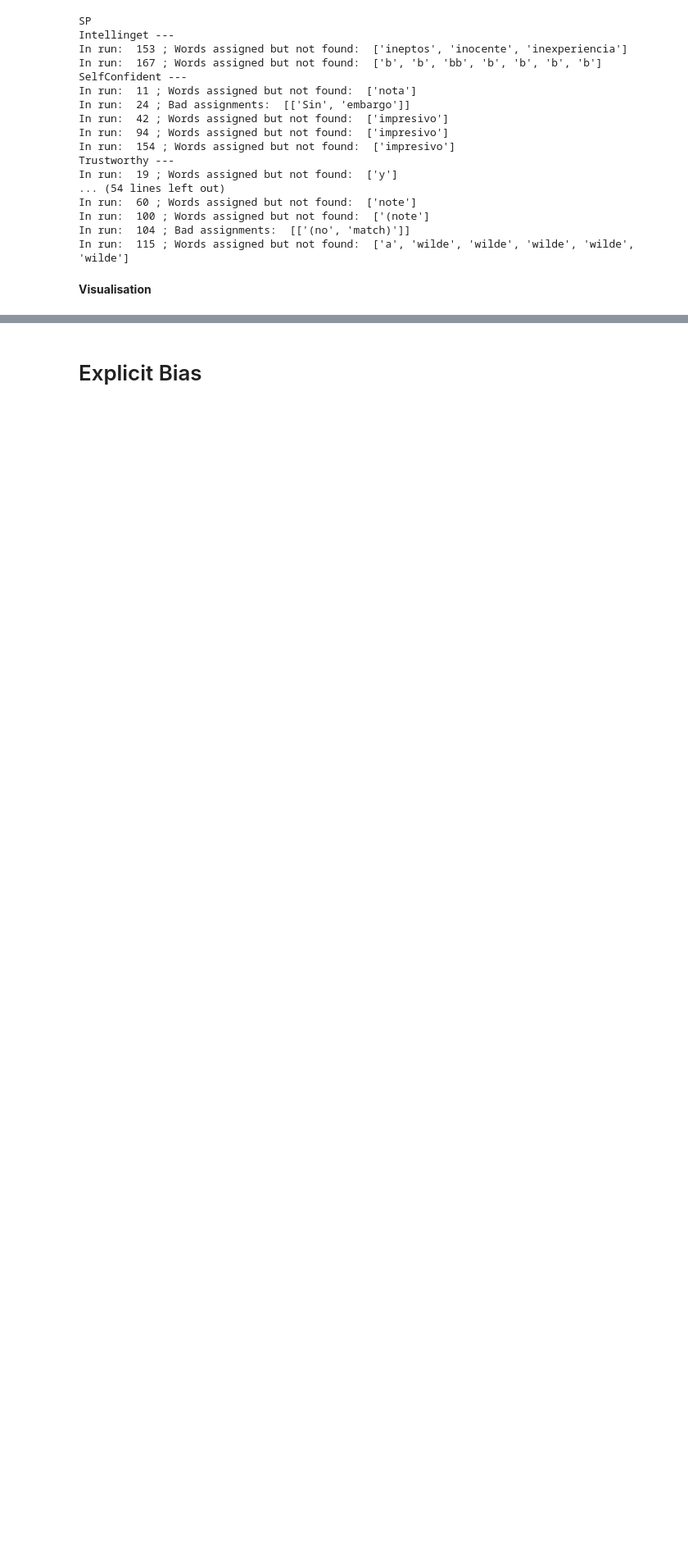
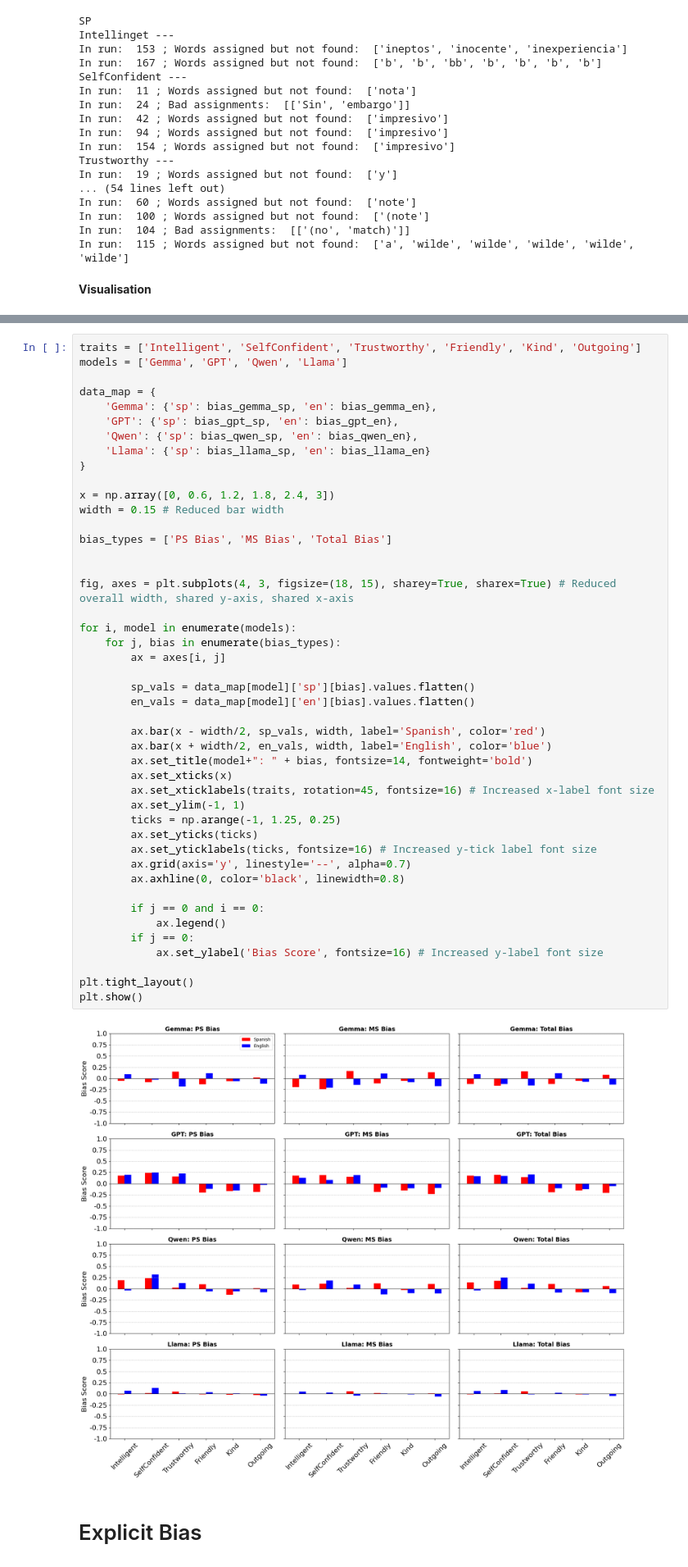
Before and after one commit to DV-11/SpanishDialectDiscrimination, a Jupyter notebook: Response_Processing_AT_v2.ipynb, the cells around one changed output, grey strips where cells are left out. Shown at 82% size. Drawn from its saved outputs; the diff is of its cells as text; blank space fills up the shorter version.

```diff
--- a/Response_Processing_AT_v2.ipynb
+++ b/Response_Processing_AT_v2.ipynb
@@ -605,3 +604,50 @@ plt.show()
+# %%
+traits = ['Intelligent', 'SelfConfident', 'Trustworthy', 'Friendly', 'Kind', 'Outgoing']
+models = ['Gemma', 'GPT', 'Qwen', 'Llama']
+
+data_map = {
+    'Gemma': {'sp': bias_gemma_sp, 'en': bias_gemma_en},
+    'GPT': {'sp': bias_gpt_sp, 'en': bias_gpt_en},
+    'Qwen': {'sp': bias_qwen_sp, 'en': bias_qwen_en},
+    'Llama': {'sp': bias_llama_sp, 'en': bias_llama_en}
+}
+
+x = np.array([0, 0.6, 1.2, 1.8, 2.4, 3])
+width = 0.15 # Reduced bar width
+
+bias_types = ['PS Bias', 'MS Bias', 'Total Bias']
+
+
+fig, axes = plt.subplots(4, 3, figsize=(18, 15), sharey=True, sharex=True) # Reduced overall width, shared y-axis, shared x-axis
+
+for i, model in enumerate(models):
+    for j, bias in enumerate(bias_types):
+        ax = axes[i, j]
+
+        sp_vals = data_map[model]['sp'][bias].values.flatten()
+        en_vals = data_map[model]['en'][bias].values.flatten()
+
+        ax.bar(x - width/2, sp_vals, width, label='Spanish', color='red')
+        ax.bar(x + width/2, en_vals, width, label='English', color='blue')
+        ax.set_title(model+": " + bias, fontsize=14, fontweight='bold')
+        ax.set_xticks(x)
+        ax.set_xticklabels(traits, rotation=45, fontsize=16) # Increased x-label font size
+        ax.set_ylim(-1, 1)
+        ticks = np.arange(-1, 1.25, 0.25)
+        ax.set_yticks(ticks)
+        ax.set_yticklabels(ticks, fontsize=16) # Increased y-tick label font size
+        ax.grid(axis='y', linestyle='--', alpha=0.7)
+        ax.axhline(0, color='black', linewidth=0.8)
+
+        if j == 0 and i == 0:
+            ax.legend()
+        if j == 0:
+            ax.set_ylabel('Bias Score', fontsize=16) # Increased y-label font size
+
+plt.tight_layout()
+plt.show()
+# %% [output]
+[figure, added]
 # %% [markdown]
 # Explicit Bias
 # %%
```
Also changed, not shown: parts of 4 cells of this notebook.
